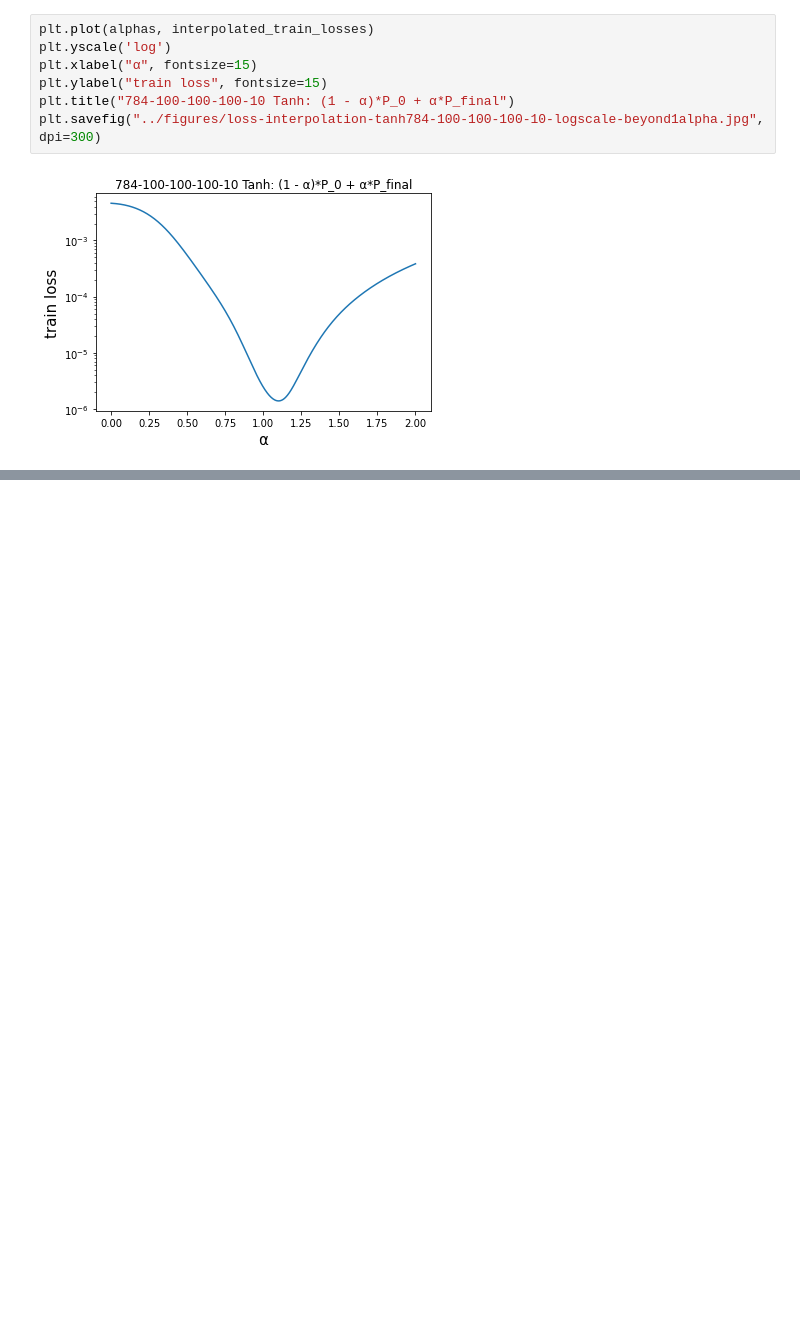
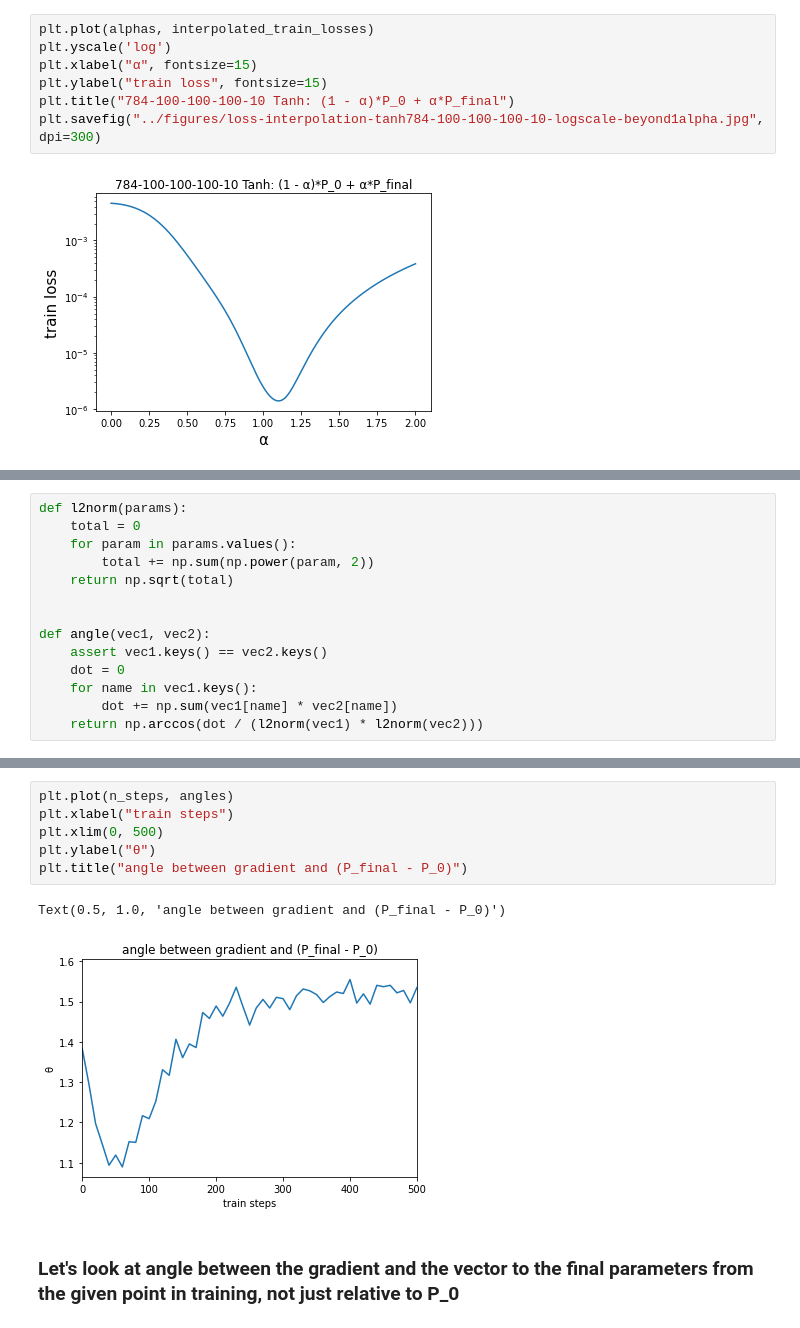
Before and after one commit to ejmichaud/noisy-learning, a Jupyter notebook: notebooks/interpolating-parameters-loss.ipynb, the cells around one changed output, grey strips where cells are left out. Drawn from its saved outputs; the diff is of its cells as text; blank space fills up the shorter version.

```diff
--- a/notebooks/interpolating-parameters-loss.ipynb
+++ b/notebooks/interpolating-parameters-loss.ipynb
@@ -200,0 +219,14 @@ plt.savefig("../figures/loss-interpolation-tanh784-100-100-100-10-logscale-beyon
+# %%
+def l2norm(params):
+    total = 0
+    for param in params.values():
+        total += np.sum(np.power(param, 2))
+    return np.sqrt(total)
+
+
+def angle(vec1, vec2):
+    assert vec1.keys() == vec2.keys()
+    dot = 0
+    for name in vec1.keys():
+        dot += np.sum(vec1[name] * vec2[name])
+    return np.arccos(dot / (l2norm(vec1) * l2norm(vec2)))
@@ -200,0 +281,11 @@ plt.savefig("../figures/loss-interpolation-tanh784-100-100-100-10-logscale-beyon
+# %%
+plt.plot(n_steps, angles)
+plt.xlabel("train steps")
+plt.xlim(0, 500)
+plt.ylabel("θ")
+plt.title("angle between gradient and (P_final - P_0)")
+# %% [output]
+Text(0.5, 1.0, 'angle between gradient and (P_final - P_0)')
+[figure, added]
+# %% [markdown]
+### Let's look at angle between the gradient and the vector to the final parameters from the given point in training, not just relative to P_0
```
Also changed, not shown: parts of 17 cells of this notebook.
